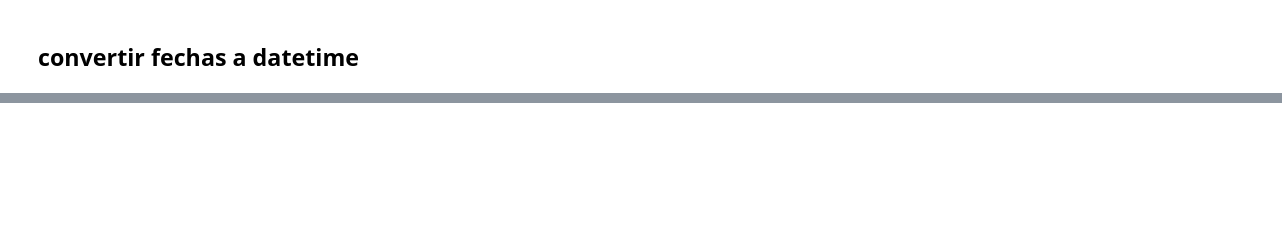
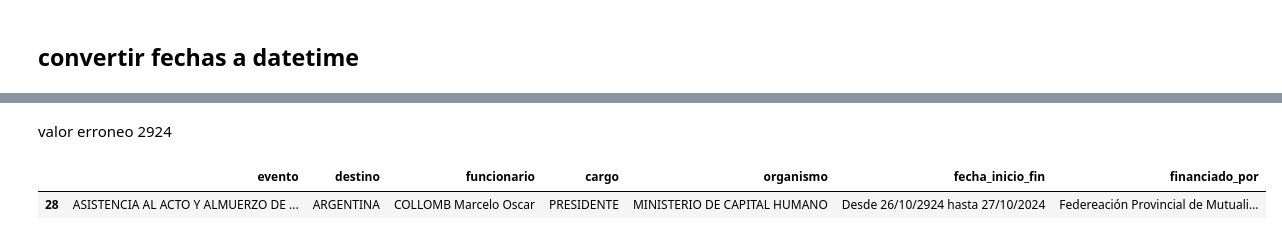
Before and after one commit to MartinRV19/donaciones_viajes_funcionarios_2024, a Jupyter notebook: viajes_funcionarios_2024.ipynb, the cells around one changed output, grey strips where cells are left out. Saved outputs shown, nothing was run; the diff lists cells and outputs as text; code cells hidden in the pictures; blank space fills up the shorter version.

```diff
--- a/viajes_funcionarios_2024.ipynb
+++ b/viajes_funcionarios_2024.ipynb
@@ -269,3 +262,6 @@ data = pd.DataFrame(list(zip(descripcion,funcionario_clean,cargo_clean,organismo
+# %%
+data = pd.DataFrame(list(zip(evento,destino,funcionario_clean,cargo_clean,organismo_clean,fecha_inicio_fin_clean,financiado_por)),
+             columns =['evento', 'destino',"funcionario","cargo","organismo","fecha_inicio_fin","financiado_por"])
 # %%
 data.head(10)
 # %% [output]
@@ -287,5 +280,0 @@ hay una fecha con error: 06/07/0247	debe ser error 06/07/2024
-# %%
-data['Fecha_date'] = pd.to_datetime(data['Fecha'], errors='coerce', format='%d/%m/%Y')
-
-# Ver las filas que contienen NaT (Not a Time), es decir, las fechas mal formateadas o fuera de rango
-data[data['Fecha_date'].isna()]
@@ -295,7 +280,0 @@ data[data['Fecha_date'].isna()]
-# %%
-data['Fecha'] = data['Fecha'].replace('06/07/0247', '06/07/2024')
-# %%
-from datetime import datetime
-data['Fecha'] = pd.to_datetime(data['Fecha'], format='%d/%m/%Y')
-
-data.info()
@@ -332,0 +281,7 @@ data.head(10)
+# %% [markdown]
+valor erroneo 2924
+# %%
+data[data['fecha_inicio_fin'].str.contains('2924')]
+# %% [output]
+|  | evento | destino | funcionario | cargo | organismo | fecha_inicio_fin | financiado_por |
+| 28 | ASISTENCIA AL ACTO Y ALMUERZO DE ... | ARGENTINA | COLLOMB Marcelo Oscar | PRESIDENTE | MINISTERIO DE CAPITAL HUMANO | Desde 26/10/2924 hasta 27/10/2024 | Federeación Provincial de Mutuali... |
```
Also changed, not shown: parts of 22 cells of this notebook.
